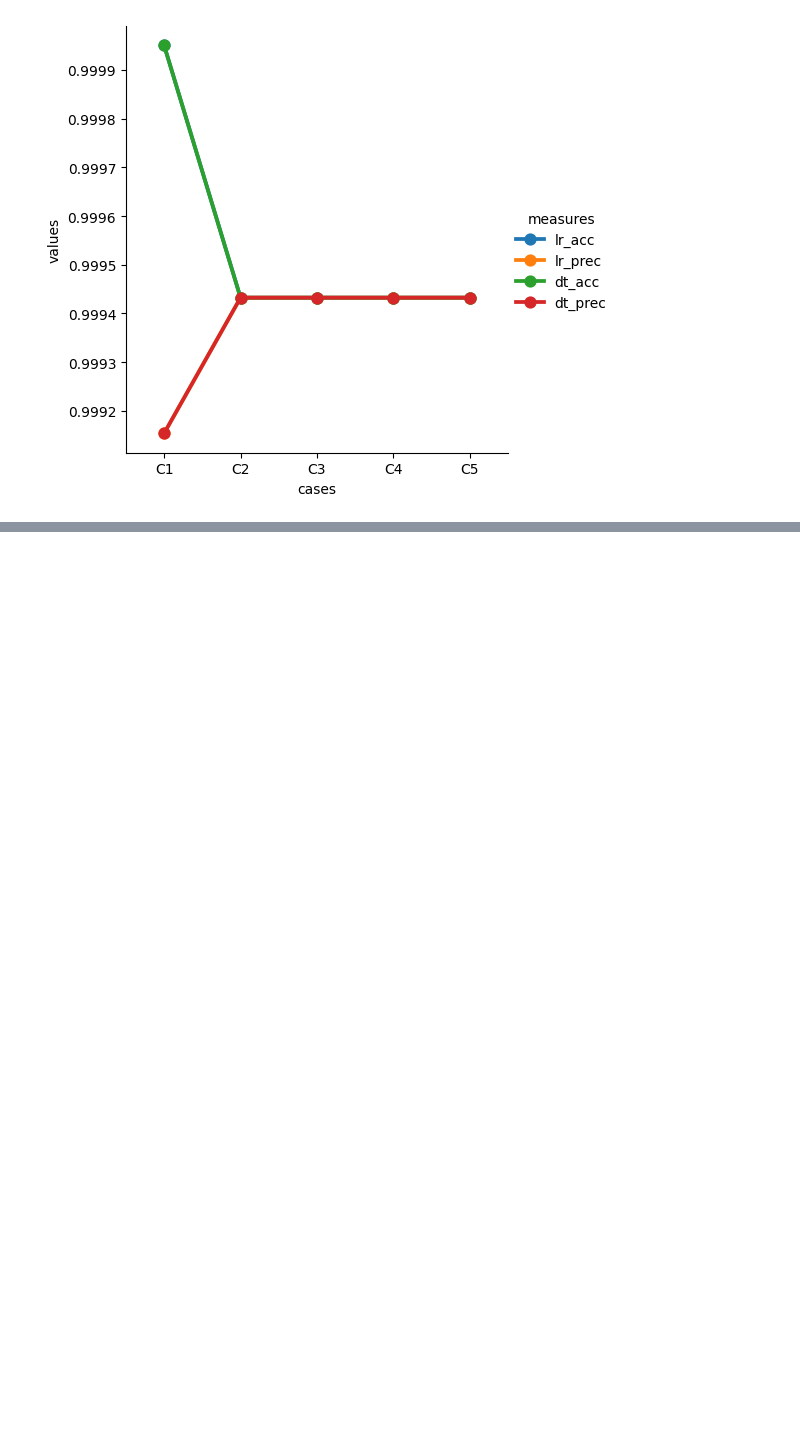
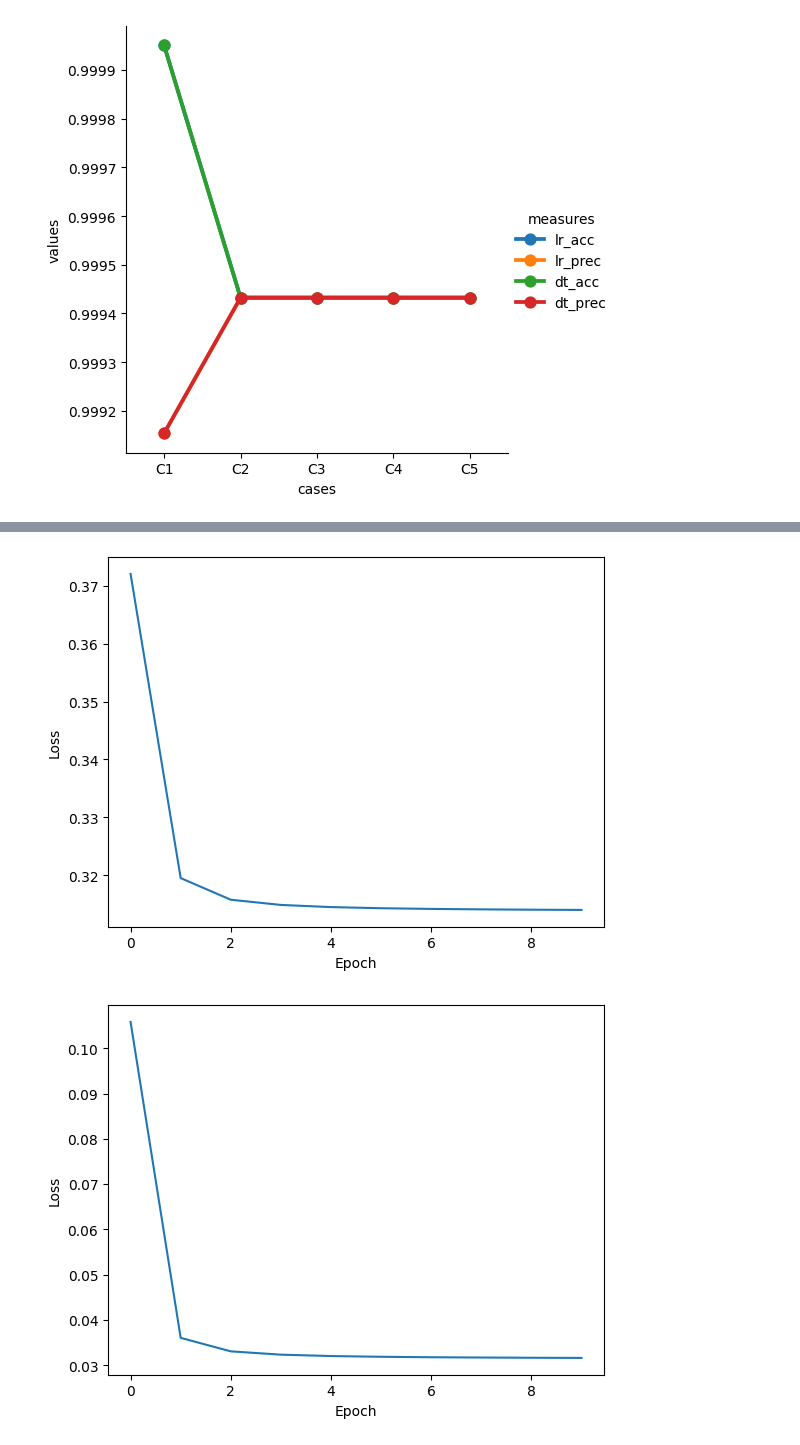
Before and after one commit to georgiani/TrafficStats, a Jupyter notebook: generator_model/test_visualization.ipynb, the cells around one changed output, grey strips where cells are left out. Cells and saved outputs as stored; diff of their text form; code cells hidden in the pictures; blank space fills up the shorter version.

```diff
--- a/generator_model/test_visualization.ipynb
+++ b/generator_model/test_visualization.ipynb
@@ -189,0 +192,40 @@ plot_ffnn(ffnn6)
+# %%
+ffnn1_loss = pd.read_csv("lossffnn1.csv")
+ffnn1_loss.columns = ["step", "loss", "lmin", "lmax"]
+sns.lineplot(ffnn1_loss, x="step", y="loss")
+plt.xlabel("Epoch")
+plt.ylabel("Loss")
+plt.show()
+ffnn2_loss = pd.read_csv("lossffnn2.csv")
+ffnn2_loss.columns = ["step", "loss", "lmin", "lmax"]
+sns.lineplot(ffnn2_loss, x="step", y="loss")
+plt.xlabel("Epoch")
+plt.ylabel("Loss")
+plt.show()
+ffnn3_loss = pd.read_csv("lossffnn3.csv")
+ffnn3_loss.columns = ["step", "loss", "lmin", "lmax"]
+sns.lineplot(ffnn3_loss, x="step", y="loss")
+plt.xlabel("Epoch")
+plt.ylabel("Loss")
+plt.show()
+ffnn4_loss = pd.read_csv("lossffnn4.csv")
+ffnn4_loss.columns = ["step", "loss", "lmin", "lmax"]
+sns.lineplot(ffnn4_loss, x="step", y="loss")
+plt.xlabel("Epoch")
+plt.ylabel("Loss")
+plt.show()
+ffnn5_loss = pd.read_csv("lossffnn5.csv")
+ffnn5_loss.columns = ["step", "loss", "lmin", "lmax"]
+sns.lineplot(ffnn5_loss, x="step", y="loss")
+plt.xlabel("Epoch")
+plt.ylabel("Loss")
+plt.show()
+ffnn6_loss = pd.read_csv("lossffnn6.csv")
+ffnn6_loss.columns = ["step", "loss", "lmin", "lmax"]
+sns.lineplot(ffnn6_loss, x="step", y="loss")
+plt.xlabel("Epoch")
+plt.ylabel("Loss")
+plt.show()
+# %% [output]
+[figure, added]
+[figure, added]
```
Also changed, not shown: parts of 13 cells of this notebook, 8 other files.
